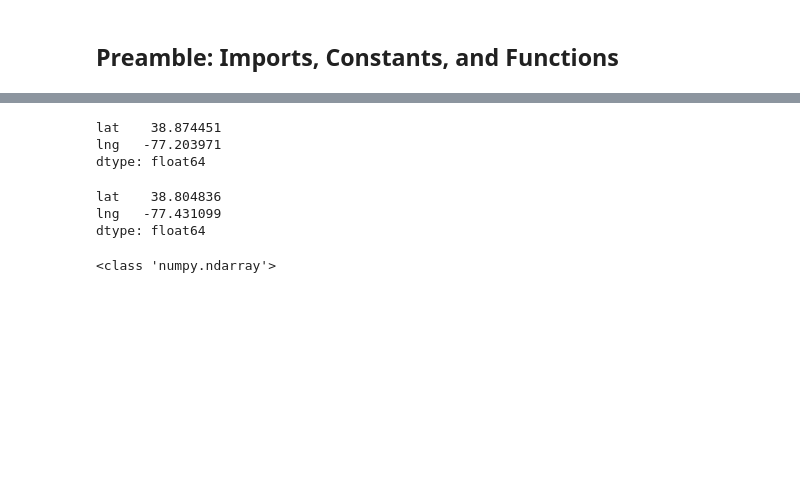
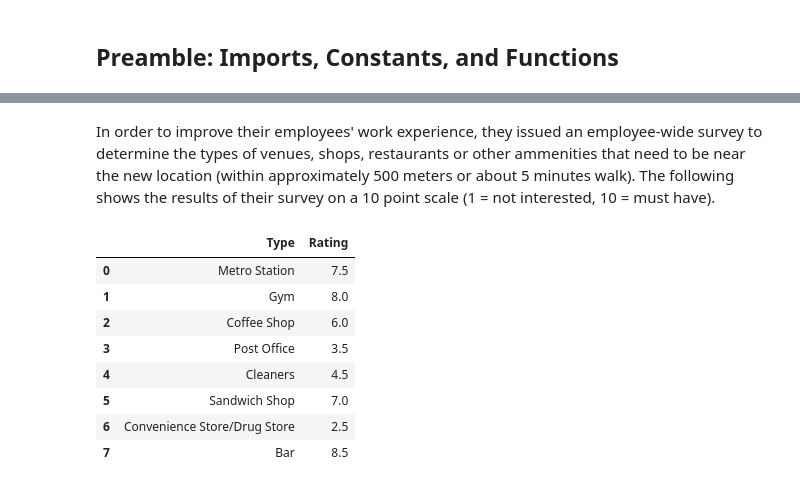
Before and after one commit to sthatcher1118/Coursera_Capstone, a Jupyter notebook: The Battle of Neighborhoods (Week 1).ipynb, the cells around one changed output, grey strips where cells are left out. Drawn from its saved outputs; the diff is of its cells as text; code cells hidden in the pictures; blank space fills up the shorter version.

```diff
--- a/The Battle of Neighborhoods (Week 1).ipynb
+++ b/The Battle of Neighborhoods (Week 1).ipynb
@@ -82,23 +97,0 @@ import math
-# %%
-KM_PER_DEGREE = 111.32
-R_EARTH = 6378.1
-CHANTILLY = 0
-TYSONS = 1
-ARLINGTON = 2
-ALEXANDRIA = 3
-PLACES = pd.DataFrame({
-    'id': [CHANTILLY, TYSONS, ARLINGTON, ALEXANDRIA],
-    'place': ['Chantilly, VA','Tysons Corner, VA', 'Arlington, VA', 'Alexandria, VA'],
-    'radius-m': [2780, 1660, 4190, 3170]
-    })
-
-PLACES = pd.concat([PLACES, pd.DataFrame([geocoder.google(place, key=api_key).latlng for place in PLACES['place']], columns=['lat', 'lng'])], axis=1)
-CENTER = PLACES[['lat', 'lng']].mean()
-BOUNDS = [list(PLACES[['lat','lng']].min().values), list(PLACES[['lat', 'lng']].max().values)]
-
-FSQ_CLIENT = foursquare.Foursquare(client_id=fsq['id'], client_secret=fsq['sec'], version=fsq['ver'])
-PROJECT = Project(None, proj['id'], proj['token'])
-
-SURVEY = pd.read_csv('Survey.csv')
-
-print(f'This notebooks is part of the \'{PROJECT.get_name()}\' project')
@@ -248,16 +186,14 @@ v_cats = [venue for venue in t_venues['venues'] if len(venue['categories']) > 0]
-# %%
-CENTER
-# %% [output]
-lat    38.874451
-lng   -77.203971
-dtype: float64
-# %%
-PLACES[['lat', 'lng']].min()
-# %% [output]
-lat    38.804836
-lng   -77.431099
-dtype: float64
-# %%
-print(type(PLACES[['lat','lng']].max().values))
-# %% [output]
-<class 'numpy.ndarray'>
+# %% [markdown]
+In order to improve their employees' work experience, they issued an employee-wide survey to determine the types of venues, shops, restaurants or other ammenities that need to be near the new location (within approximately 500 meters or about 5 minutes walk). The following shows the results of their survey on a 10 point scale (1 = not interested, 10 = must have).
+# %%
+SURVEY
+# %% [output]
+|  | Type | Rating |
+| 0 | Metro Station | 7.5 |
+| 1 | Gym | 8.0 |
+| 2 | Coffee Shop | 6.0 |
+| 3 | Post Office | 3.5 |
+| 4 | Cleaners | 4.5 |
+| 5 | Sandwich Shop | 7.0 |
+| 6 | Convenience Store/Drug Store | 2.5 |
+| 7 | Bar | 8.5 |
```
Also changed, not shown: parts of 19 cells of this notebook, 2 other files.
